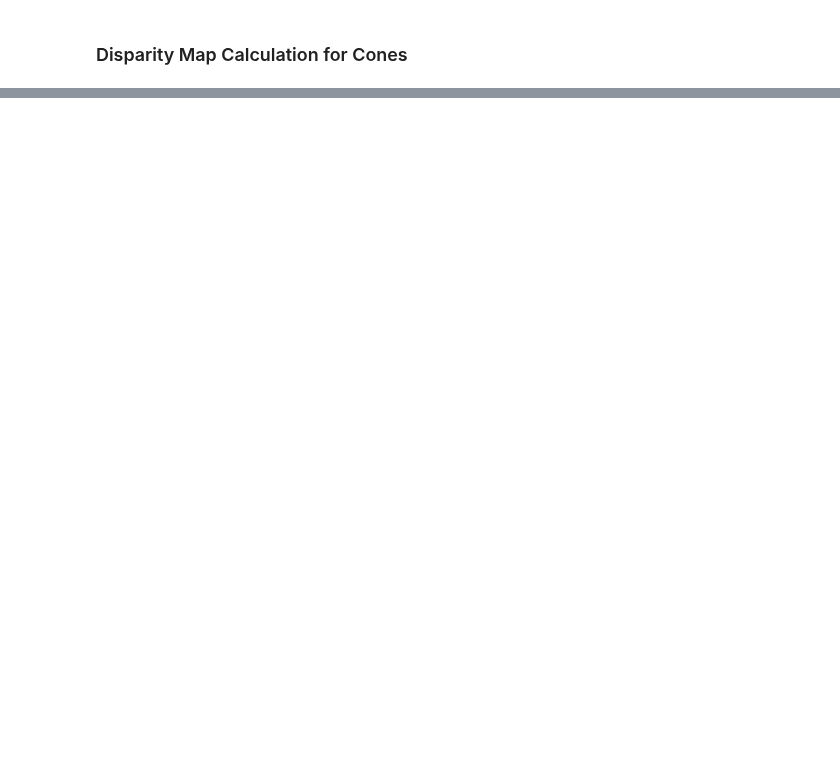
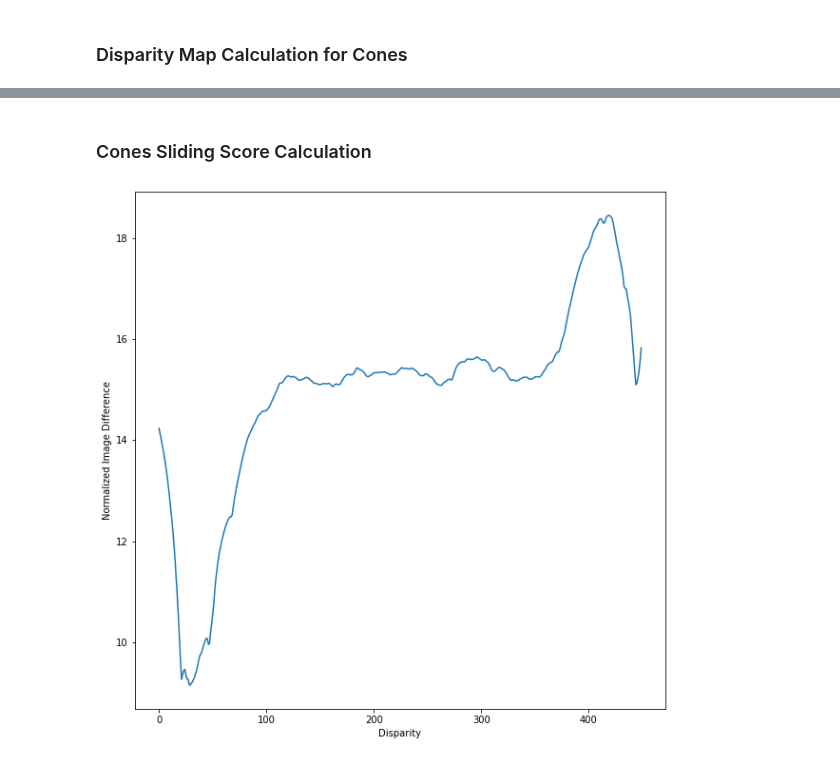
Before and after one commit to Tsmorz/computer-vision, a Jupyter notebook: Project 3/project3-Matin.ipynb, the cells around one changed output, grey strips where cells are left out. Drawn from its saved outputs; the diff is of its cells as text; code cells hidden in the pictures; blank space fills up the shorter version.

```diff
--- a/Project 3/project3-Matin.ipynb
+++ b/Project 3/project3-Matin.ipynb
@@ -591,0 +507,15 @@ plt.show()
+# %%
+def slideScore(left, right):
+
+    r,c = np.shape(left)
+    norm_score = np.ones(c)
+    for i in range(c):
+        slide1 = np.hstack([np.zeros([r,i]),right])
+        slide2 = np.hstack([left,np.zeros([r,i])])
+
+        dis = abs(slide1-slide2)
+
+        area = r*(c-i)
+        norm_score[i] = np.sum(dis[:,i:c])/area
+
+    return norm_score
@@ -591,0 +533,11 @@ plt.show()
+# %% [markdown]
+### Cones Sliding Score Calculation
+# %%
+ns = slideScore(cones_images[0].cpu().numpy(), cones_images[1].cpu().numpy())
+plt.plot(ns/255*100)
+np.where(ns==min(ns))
+plt.xlabel('Disparity')
+plt.ylabel('Normalized Image Difference')
+plt.show()
+# %% [output]
+[figure, added]
```
Also changed, not shown: parts of 9 cells of this notebook.
